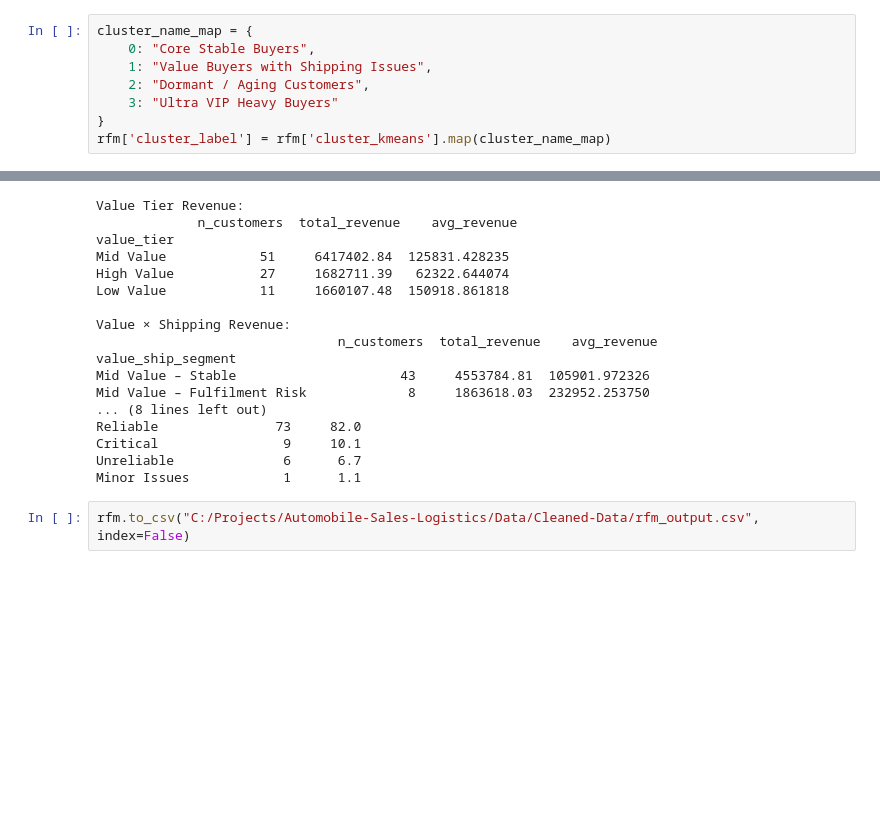
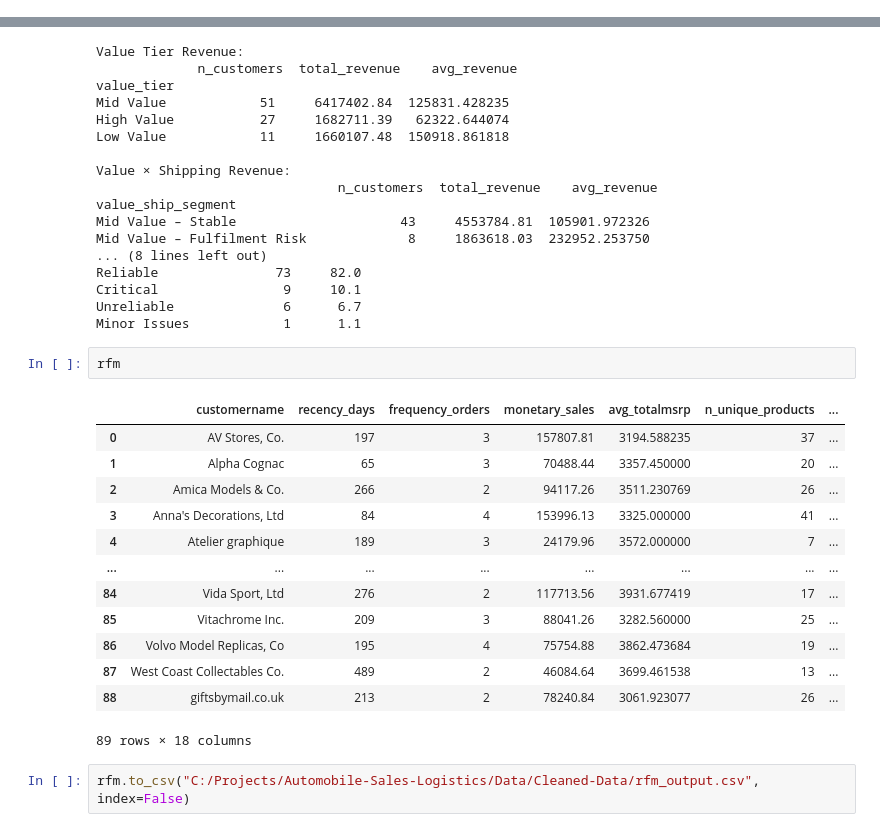
Before and after one commit to hardeep282/Automobile-Sales-Logistics, a Jupyter notebook: python/Notebooks/Auto_logistics_rfm.ipynb, the cells around one changed output, grey strips where cells are left out. Drawn from its saved outputs; the diff is of its cells as text; blank space fills up the shorter version.

```diff
--- a/Notebooks/Auto_logistics_rfm.ipynb
+++ b/python/Notebooks/Auto_logistics_rfm.ipynb
@@ -190,11 +130,3 @@ cluster_kmeans
-# %%
-cluster_name_map = {
-    0: "Core Stable Buyers",
-    1: "Value Buyers with Shipping Issues",
-    2: "Dormant / Aging Customers",
-    3: "Ultra VIP Heavy Buyers"
-}
-rfm['cluster_label'] = rfm['cluster_kmeans'].map(cluster_name_map)
 # %%
 # Revenue by Value Tier
 kpi_value_revenue = (
@@ -241,5 +173,21 @@ Reliable               73     82.0
 Critical                9     10.1
 Unreliable              6      6.7
 Minor Issues            1      1.1
+# %%
+rfm
+# %% [output]
+|  | customername | recency_days | frequency_orders | monetary_sales | avg_totalmsrp | n_unique_products | ... |
+| 0 | AV Stores, Co. | 197 | 3 | 157807.81 | 3194.588235 | 37 | ... |
+| 1 | Alpha Cognac | 65 | 3 | 70488.44 | 3357.450000 | 20 | ... |
+| 2 | Amica Models & Co. | 266 | 2 | 94117.26 | 3511.230769 | 26 | ... |
+| 3 | Anna's Decorations, Ltd | 84 | 4 | 153996.13 | 3325.000000 | 41 | ... |
+| 4 | Atelier graphique | 189 | 3 | 24179.96 | 3572.000000 | 7 | ... |
+| ... | ... | ... | ... | ... | ... | ... | ... |
+| 84 | Vida Sport, Ltd | 276 | 2 | 117713.56 | 3931.677419 | 17 | ... |
+| 85 | Vitachrome Inc. | 209 | 3 | 88041.26 | 3282.560000 | 25 | ... |
+| 86 | Volvo Model Replicas, Co | 195 | 4 | 75754.88 | 3862.473684 | 19 | ... |
+| 87 | West Coast Collectables Co. | 489 | 2 | 46084.64 | 3699.461538 | 13 | ... |
+| 88 | giftsbymail.co.uk | 213 | 2 | 78240.84 | 3061.923077 | 26 | ... |
+89 rows × 18 columns
 # %%
 rfm.to_csv("C:/Projects/Automobile-Sales-Logistics/Data/Cleaned-Data/rfm_output.csv", index=False)
```
Also changed, not shown: parts of 4 cells of this notebook, 8 other files.
